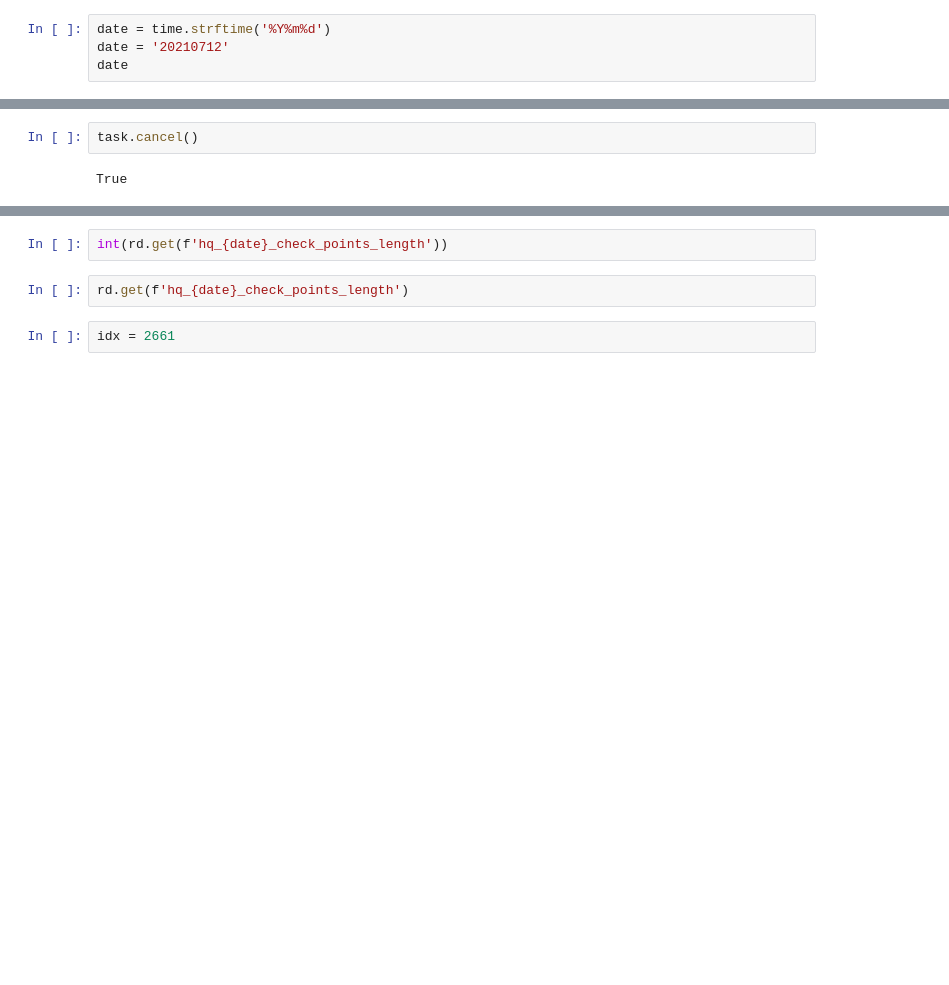
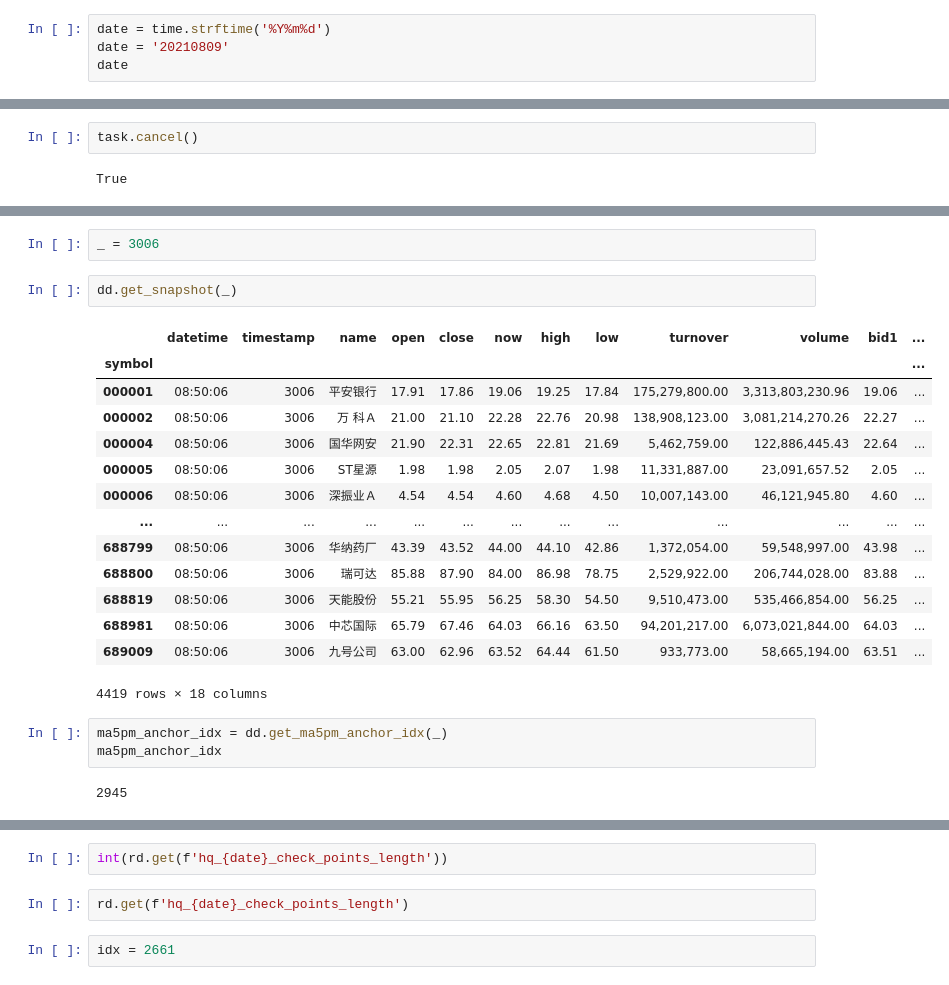
Before and after one commit to 0dingdong0/Securities, a Jupyter notebook: notebooks/FakeDailyDataGenerator.ipynb, the cells around one changed output, grey strips where cells are left out. Drawn from its saved outputs; the diff is of its cells as text; blank space fills up the shorter version.

```diff
--- a/notebooks/FakeDailyDataGenerator.ipynb
+++ b/notebooks/FakeDailyDataGenerator.ipynb
@@ -28,6 +28,6 @@ rd.set(f'hq_assist_count', assist_count)
 True
 # %%
 date = time.strftime('%Y%m%d')
-date = '20210712'
+date = '20210809'
 date
 # %% [output]
@@ -96,0 +88,24 @@ boundary
+# %%
+_ = 3006
+# %%
+dd.get_snapshot(_)
+# %% [output]
+|  | datetime | timestamp | name | open | close | now | high | low | turnover | volume | bid1 | ... |
+| symbol |  |  |  |  |  |  |  |  |  |  |  | ... |
+| 000001 | 08:50:06 | 3006 | 平安银行 | 17.91 | 17.86 | 19.06 | 19.25 | 17.84 | 175,279,800.00 | 3,313,803,230.96 | 19.06 | ... |
+| 000002 | 08:50:06 | 3006 | 万 科Ａ | 21.00 | 21.10 | 22.28 | 22.76 | 20.98 | 138,908,123.00 | 3,081,214,270.26 | 22.27 | ... |
+| 000004 | 08:50:06 | 3006 | 国华网安 | 21.90 | 22.31 | 22.65 | 22.81 | 21.69 | 5,462,759.00 | 122,886,445.43 | 22.64 | ... |
+| 000005 | 08:50:06 | 3006 | ST星源 | 1.98 | 1.98 | 2.05 | 2.07 | 1.98 | 11,331,887.00 | 23,091,657.52 | 2.05 | ... |
+| 000006 | 08:50:06 | 3006 | 深振业Ａ | 4.54 | 4.54 | 4.60 | 4.68 | 4.50 | 10,007,143.00 | 46,121,945.80 | 4.60 | ... |
+| ... | ... | ... | ... | ... | ... | ... | ... | ... | ... | ... | ... | ... |
+| 688799 | 08:50:06 | 3006 | 华纳药厂 | 43.39 | 43.52 | 44.00 | 44.10 | 42.86 | 1,372,054.00 | 59,548,997.00 | 43.98 | ... |
+| 688800 | 08:50:06 | 3006 | 瑞可达 | 85.88 | 87.90 | 84.00 | 86.98 | 78.75 | 2,529,922.00 | 206,744,028.00 | 83.88 | ... |
+| 688819 | 08:50:06 | 3006 | 天能股份 | 55.21 | 55.95 | 56.25 | 58.30 | 54.50 | 9,510,473.00 | 535,466,854.00 | 56.25 | ... |
+| 688981 | 08:50:06 | 3006 | 中芯国际 | 65.79 | 67.46 | 64.03 | 66.16 | 63.50 | 94,201,217.00 | 6,073,021,844.00 | 64.03 | ... |
+| 689009 | 08:50:06 | 3006 | 九号公司 | 63.00 | 62.96 | 63.52 | 64.44 | 61.50 | 933,773.00 | 58,665,194.00 | 63.51 | ... |
+4419 rows × 18 columns
+# %%
+ma5pm_anchor_idx = dd.get_ma5pm_anchor_idx(_)
+ma5pm_anchor_idx
+# %% [output]
+2945
```
Also changed, not shown: parts of 13 cells of this notebook, 1 other file.
